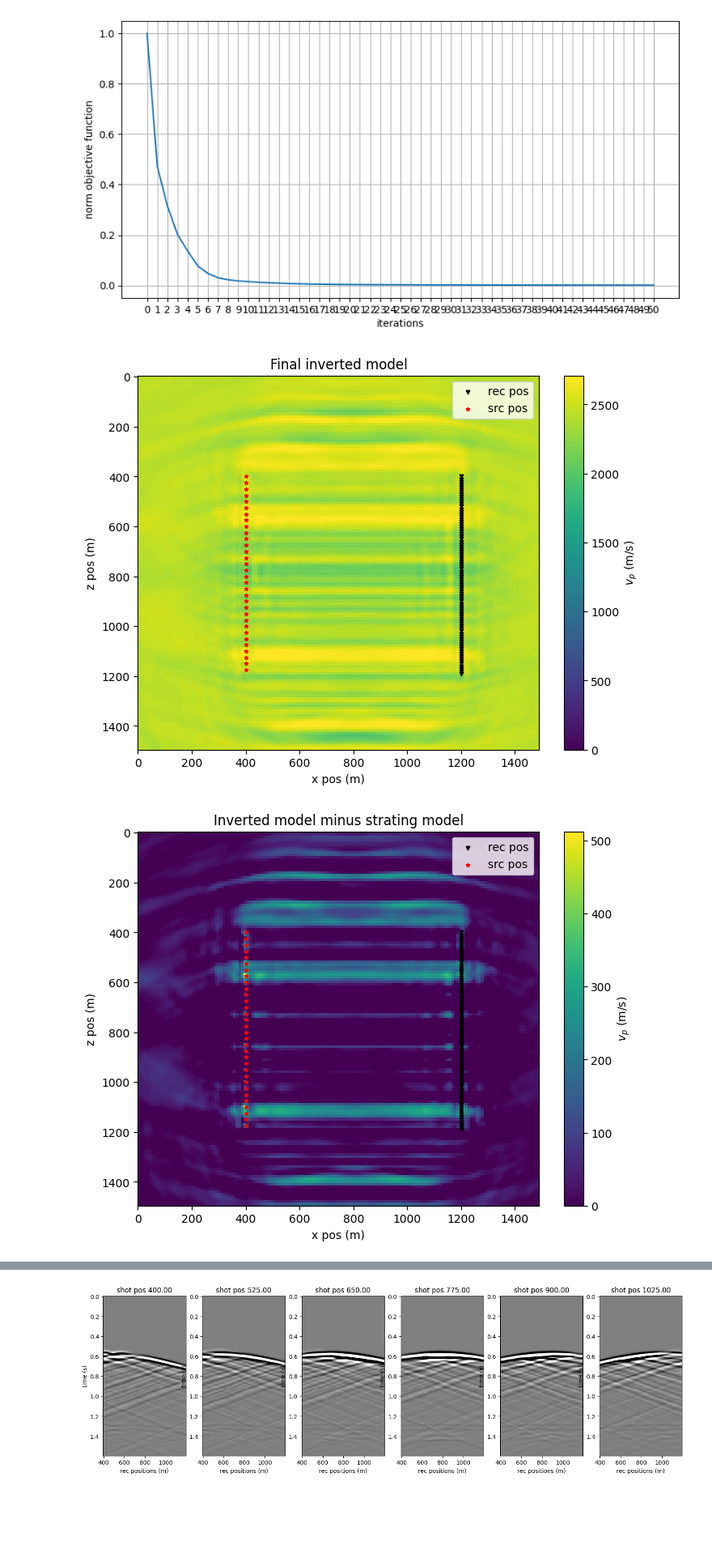
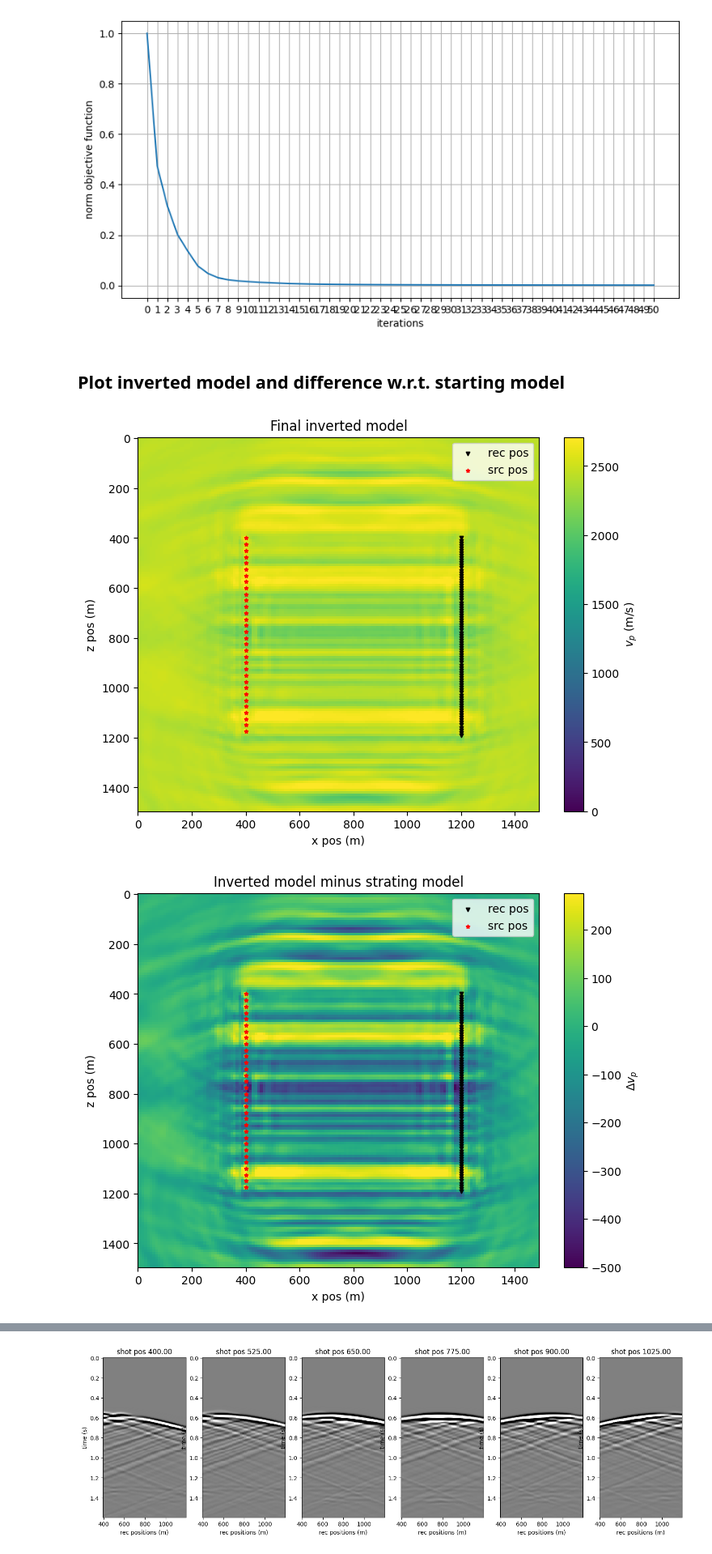
Before and after one commit to SEP-software/pyseis, a Jupyter notebook: examples/imaging_and_inversion/fwi_crosswell_acoustic.ipynb, the cells around one changed output, grey strips where cells are left out. Shown at 81% size. Cells and saved outputs as stored; diff of their text form; code cells hidden in the pictures; blank space fills up the shorter version.

```diff
--- a/examples/imaging_and_inversion/Crosswell.ipynb
+++ b/examples/imaging_and_inversion/fwi_crosswell_acoustic.ipynb
@@ -198,25 +153,28 @@ _ = ax.set_xticks(np.arange(len(obj_func)))
 ax.grid()
 # %% [output]
 [figure]
+# %% [markdown]
+## Plot inverted model and difference w.r.t. starting model
 # %%
 plotting.plot_model(history['inv_mod'],
                    title='Final inverted model',
                    cbar=True,
                    sampling=(d_x,d_z),
                    cmap='viridis',
                    src_locations=srcs,
                    rec_locations=recs,
                    figsize=(8,6))
 
 plotting.plot_model(history['inv_mod']-starting_model,
            title='Inverted model minus strating model',
            cbar=True,
+           cbar_label='$\Delta v_p$',
            sampling=(d_x,d_z),
            cmap='viridis',
            src_locations=srcs,
            rec_locations=recs,
            figsize=(8,6),
-           pclip=100)
+           vlims=[-500,500])
 # %% [output]
 [figure]
-[figure, old version]
+[figure, new version]
```
Also changed, not shown: parts of 5 cells of this notebook, 19 other files.
